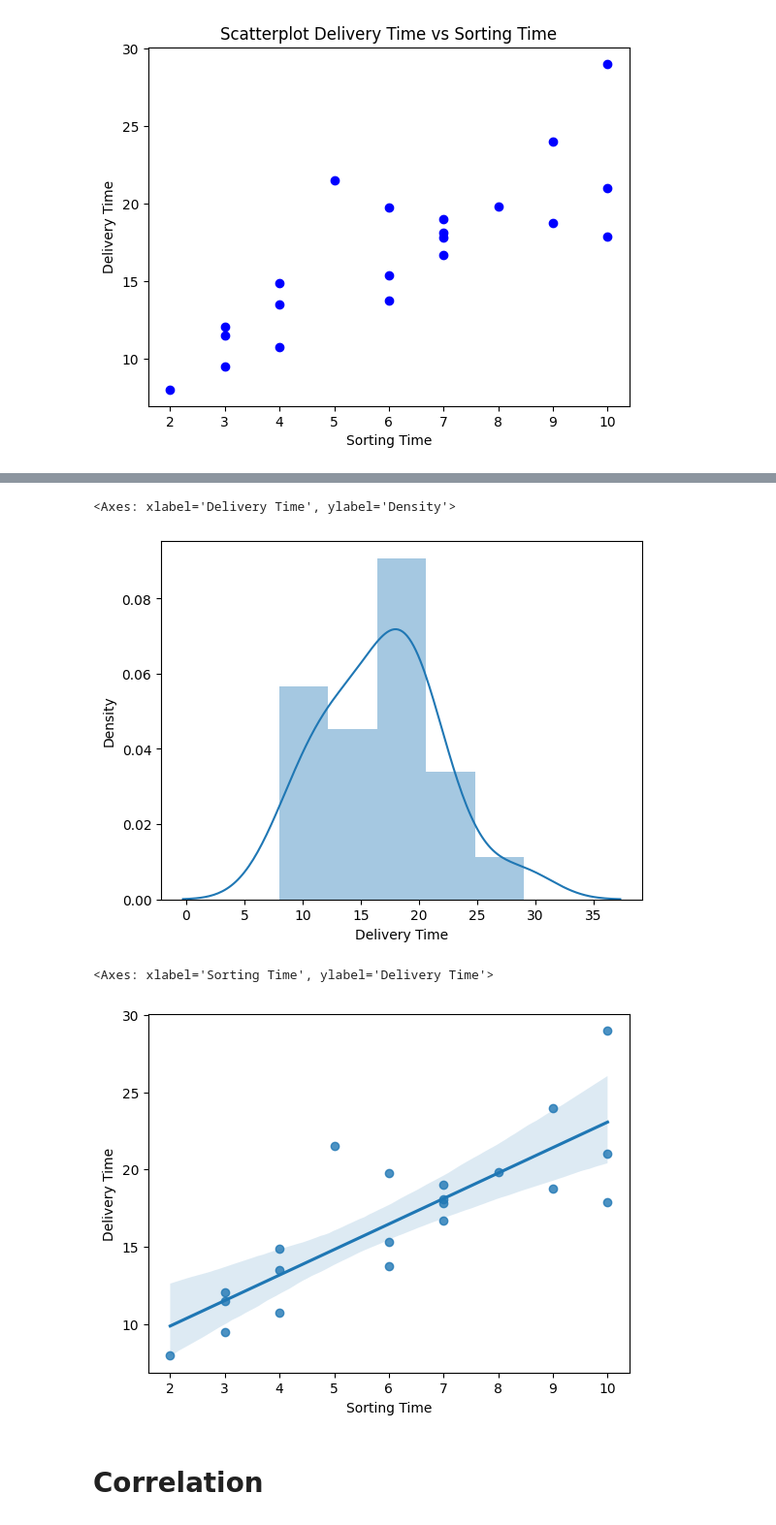
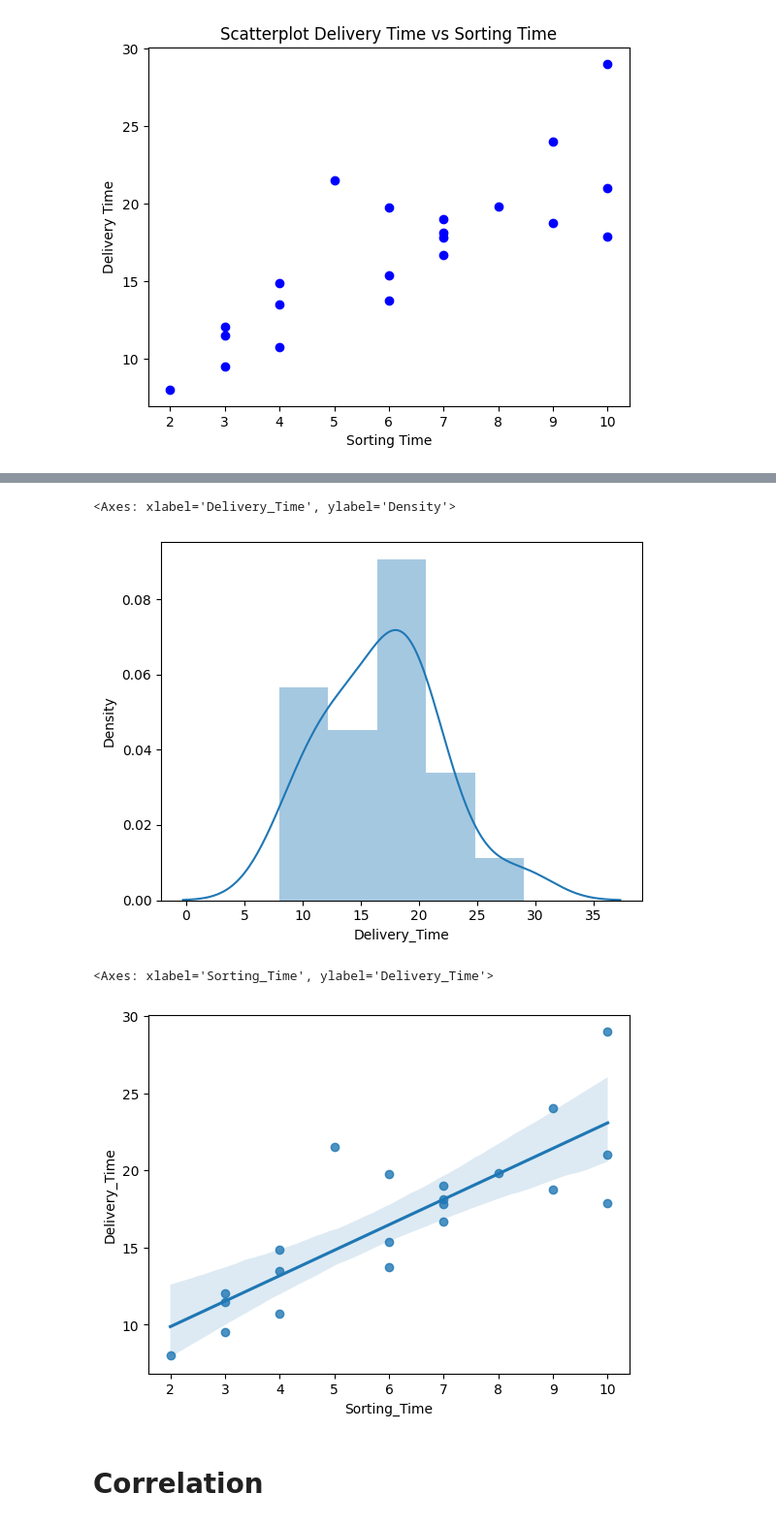
Before and after one commit to sinku29/Data-Science-Assignment, a Jupyter notebook: Delivery_time_Assignment.ipynb, the cells around one changed output, grey strips where cells are left out. Shown: that part at 97% size. Saved outputs shown, nothing was run; the diff lists cells and outputs as text; code cells hidden in the pictures.

```diff
--- a/Delivery_time_Assignment.ipynb
+++ b/Delivery_time_Assignment.ipynb
@@ -74,14 +98,14 @@ sns.distplot(data['Sorting Time'])
 [figure]
 # %%
-sns.distplot(data['Delivery Time'])
+sns.distplot(data['Delivery_Time'])
 # %% [output]
-<Axes: xlabel='Delivery Time', ylabel='Density'>
+<Axes: xlabel='Delivery_Time', ylabel='Density'>
 [figure]
 # %%
-sns.regplot(x="Sorting Time", y="Delivery Time", data=data)
+sns.regplot(x="Sorting_Time", y="Delivery_Time", data=data)
 # %% [output]
-<Axes: xlabel='Sorting Time', ylabel='Delivery Time'>
+<Axes: xlabel='Sorting_Time', ylabel='Delivery_Time'>
-[figure, old version]
+[figure, new version]
 # %% [markdown]
 # Correlation
 # %%
```
Also changed, not shown: parts of 17 cells of this notebook.
